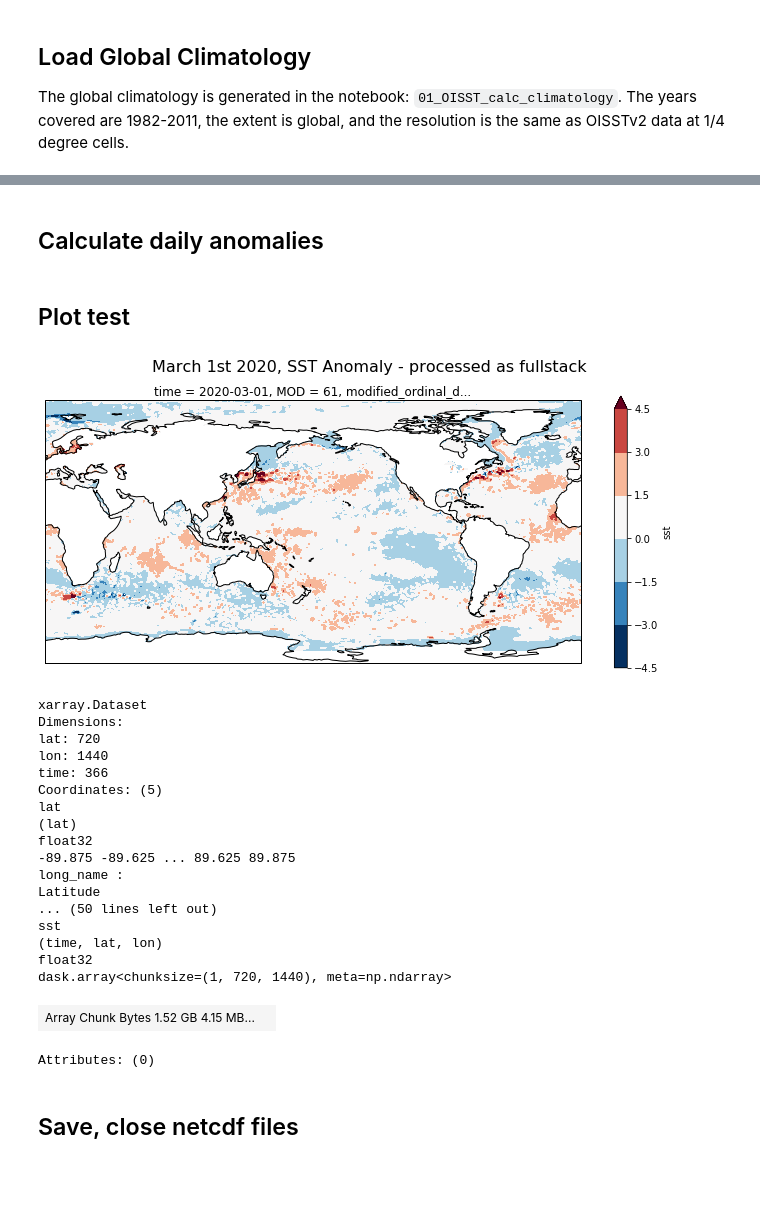
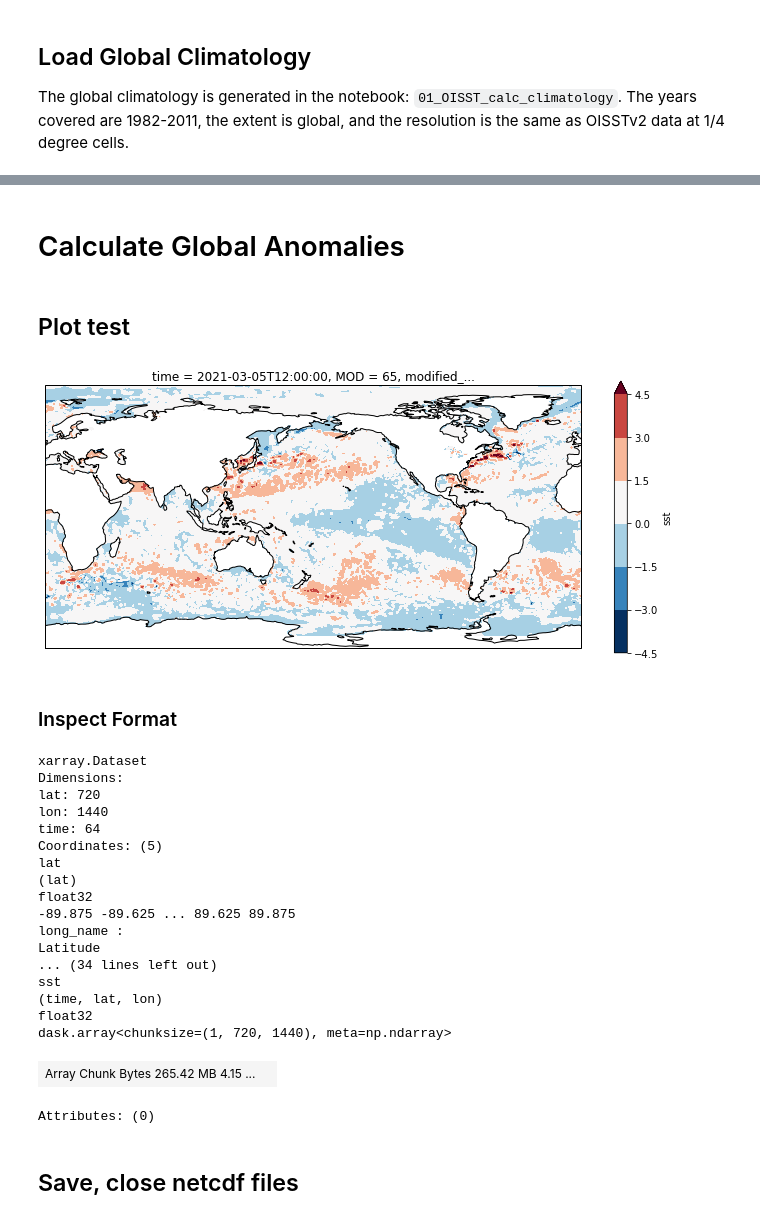
Before and after one commit to gulfofmaine/oisst_mainstays, a Jupyter notebook: notebooks/Update_02_Global_Anomalies.ipynb, the cells around one changed output, grey strips where cells are left out. Saved outputs shown, nothing was run; the diff lists cells and outputs as text; code cells hidden in the pictures; blank space fills up the shorter version.

Commit message:
global rates added, oisst r functions added, changes to update code

```diff
--- a/notebooks/Update_02_Global_Anomalies.ipynb
+++ b/notebooks/Update_02_Global_Anomalies.ipynb
@@ -40,8 +52,8 @@ Working via local directory at: /Users/akemberling/Box/
 This notebook is organized to take a handful parameters in the beginning which will guide what data is updated and how it is appended to the full products.
 # %%
 # Specify year range to update
-yr_min = 2020
-yr_max = 2020
+yr_min = 2021
+yr_max = 2021
 update_yrs = range(yr_min, yr_max + 1)
-print(update_yrs)
+print(f"Updating Year(s): {yr_min} - {yr_max}")
 # %% [output]
@@ -60,17 +72,10 @@ for yr in update_yrs:
 
 # Lazy-load the data itself using xr.open_mfdataset
 oisst = xr.open_mfdataset(fpaths, combine = "by_coords", parallel = False)
-oisst
-
 
 # Add modified ordinal day, for day-to-day calculation and leapyear adjustment
-not_leap_year        = ~oisst.indexes['time'].is_leap_year
-march_or_later       = oisst.time.dt.month >= 3
-ordinal_day          = oisst.time.dt.dayofyear
-modified_ordinal_day = ordinal_day + (not_leap_year & march_or_later)
-
-# Assign MOD coordinate
-oisst = oisst.assign_coords(MOD = modified_ordinal_day)
+# modified ordinal day function moved to oisstools module for consistency across notebooks
+oisst = ot.add_mod(oisst, 'time')
 oisst
 # %% [output]
 xarray.Dataset
@@ -145,27 +123,31 @@ def calc_anom(daily_sst):
 # %% [markdown]
-## Calculate daily anomalies
+# Calculate Global Anomalies
 # %%
-daily_anoms = oisst.groupby('time').map(calc_anom)
+# Get anomalies
+daily_anoms = oisst.groupby('time').map(lambda x: ot.calc_anom(x, oisst_clim))
 # %% [markdown]
 ## Plot test
 # %%
-import cartopy.crs as ccrs
+# Plot most recent day
+
+# setup
 fig = plt.figure(figsize=[12,5])
+ax = fig.add_subplot(111, projection = ccrs.PlateCarree(central_longitude=180))
 
-ax = fig.add_subplot(111, projection = ccrs.PlateCarree(central_longitude=180))
-fig.suptitle('March 1st 2020, SST Anomaly - processed as fullstack', fontsize=16)
+# data
+daily_anoms.isel(time = -1)['sst'].plot.contourf(
+    ax = ax,
+    levels = np.arange(-4.5, 6, 1.5),
+    extend = 'max',
+    transform = ccrs.PlateCarree())
 
-daily_anoms.sel(time = '2020-03-01')['sst'].plot.contourf(
-    ax=ax,
-    levels=np.arange(-4.5, 6, 1.5),
-    extend='max',
-    transform=ccrs.PlateCarree())
-
+# add coastlines and plot
 ax.coastlines()
-
 plt.show()
 # %% [output]
-[figure, old version]
+[figure, new version]
+# %% [markdown]
+### Inspect Format
 # %%
 # check format one last time
 daily_anoms
@@ -174,7 +156,7 @@ xarray.Dataset
 Dimensions:
 lat: 720
 lon: 1440
-time: 366
+time: 64
 Coordinates: (5)
 lat
 (lat)
@@ -182,12 +164,12 @@ float32
 -89.875 -89.625 ... 89.625 89.875
 long_name :
 Latitude
-... (50 lines left out)
+... (34 lines left out)
 sst
 (time, lat, lon)
 float32
 dask.array<chunksize=(1, 720, 1440), meta=np.ndarray>
-| Array Chunk Bytes 1.52 GB 4.15 MB... |  |
+| Array Chunk Bytes 265.42 MB 4.15 ... |  |
 Attributes: (0)
 # %% [markdown]
 ## Save, close netcdf files
```
Also changed, not shown: parts of 7 cells of this notebook, 15 other files.
